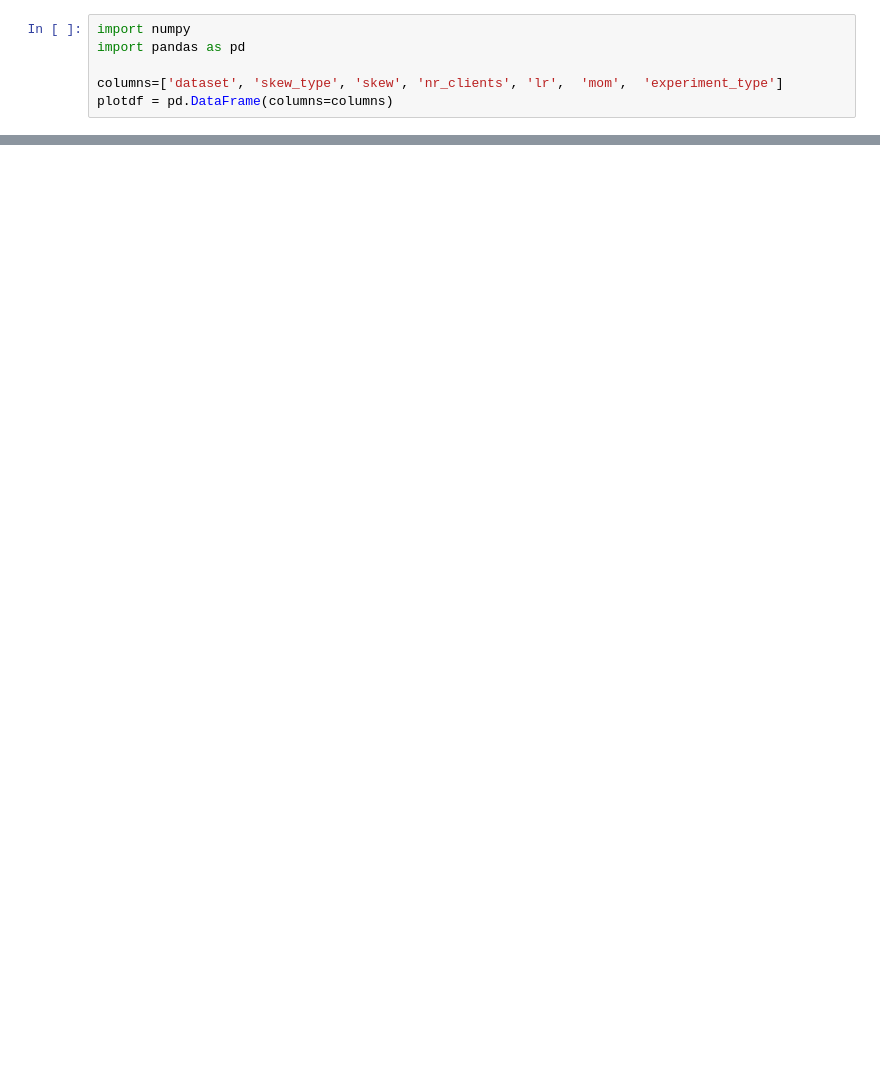
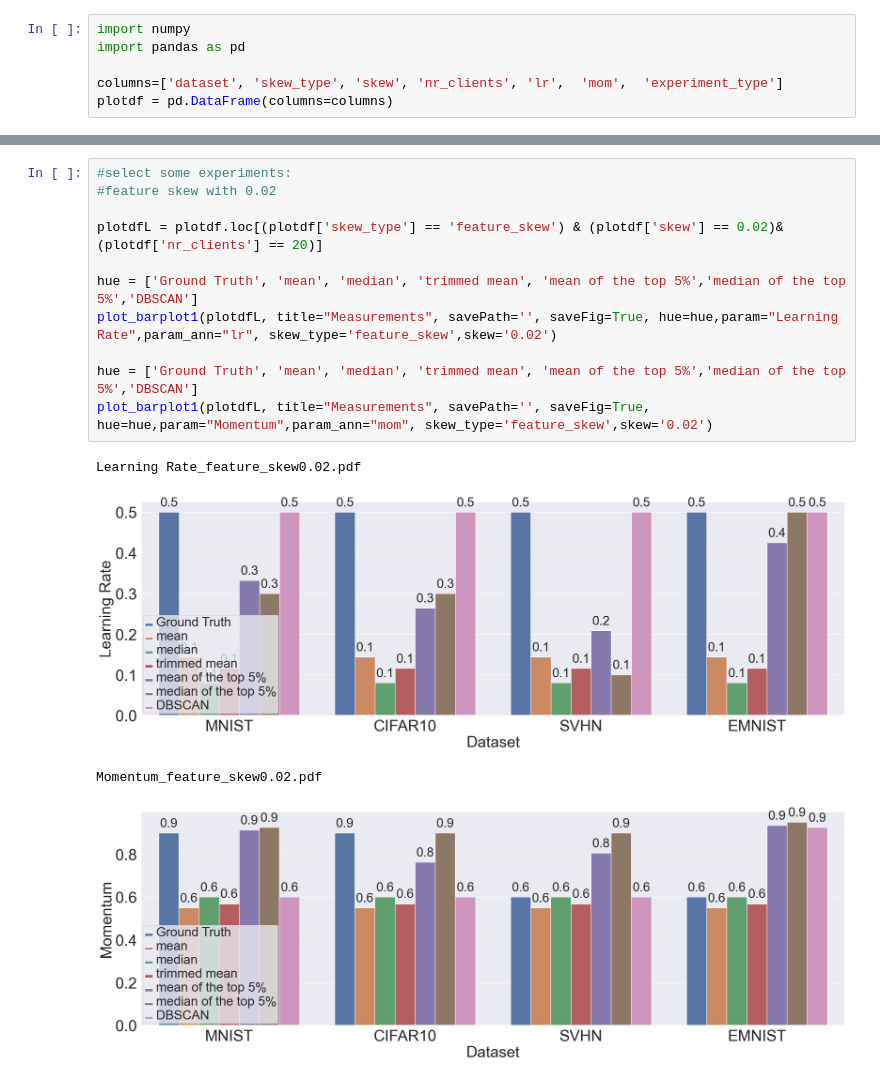
Before and after one commit to sinemsav/hyperparams, a Jupyter notebook: non_IID_setting/results_aggregation/measurements.ipynb, the cells around one changed output, grey strips where cells are left out. Saved outputs shown, nothing was run; the diff lists cells and outputs as text; blank space fills up the shorter version.

```diff
--- a/non_IID_setting/results_aggregation/measurements.ipynb
+++ b/non_IID_setting/results_aggregation/measurements.ipynb
@@ -226,3 +212,19 @@ Momentum_feature_skew0.02.pdf
+# %%
+#select some experiments:
+#feature skew with 0.02
+
+plotdfL = plotdf.loc[(plotdf['skew_type'] == 'feature_skew') & (plotdf['skew'] == 0.02)& (plotdf['nr_clients'] == 20)]
+
+hue = ['Ground Truth', 'mean', 'median', 'trimmed mean', 'mean of the top 5%','median of the top 5%','DBSCAN']
+plot_barplot1(plotdfL, title="Measurements", savePath='', saveFig=True, hue=hue,param="Learning Rate",param_ann="lr", skew_type='feature_skew',skew='0.02')
+
+hue = ['Ground Truth', 'mean', 'median', 'trimmed mean', 'mean of the top 5%','median of the top 5%','DBSCAN']
+plot_barplot1(plotdfL, title="Measurements", savePath='', saveFig=True, hue=hue,param="Momentum",param_ann="mom", skew_type='feature_skew',skew='0.02')
+# %% [output]
+Learning Rate_feature_skew0.02.pdf
+[figure, added]
+Momentum_feature_skew0.02.pdf
+[figure, added]
 # %%
 #select some experiments:
 #qty skew with 2.0
```
Also changed, not shown: parts of 10 cells of this notebook, 34 other files.
